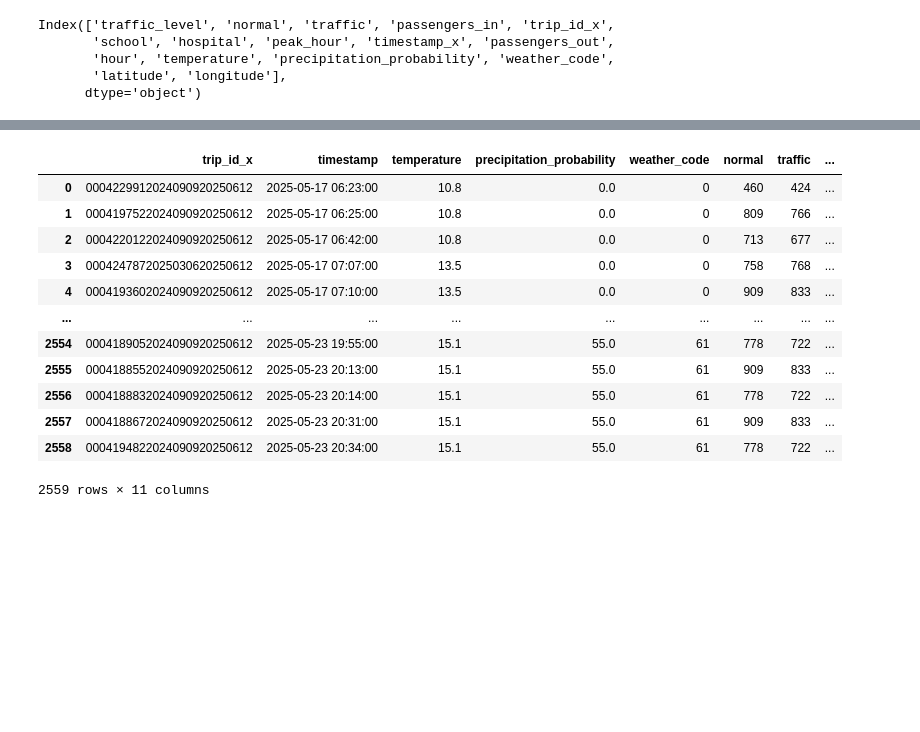
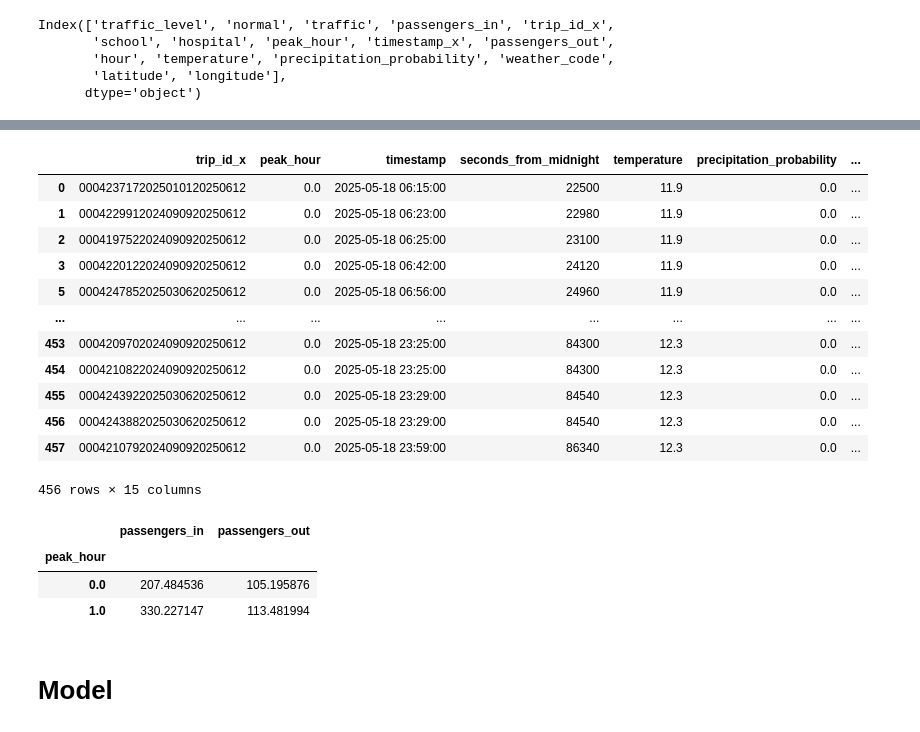
Before and after one commit to anthony-tricarico/BDTProject, a Jupyter notebook: notebooks/MLmodels.ipynb, the cells around one changed output, grey strips where cells are left out. Drawn from its saved outputs; the diff is of its cells as text; code cells hidden in the pictures; blank space fills up the shorter version.

```diff
--- a/notebooks/MLmodels.ipynb
+++ b/notebooks/MLmodels.ipynb
@@ -199,6 +195,8 @@ weather['hour'] = pd.to_datetime(weather['hour'])
 
 traffic_tickets = traffic_tickets.sort_values('timestamp_x')
 weather = weather.sort_values('hour')
+# %%
+traffic_tickets = traffic_tickets.dropna(axis=0, subset=['timestamp_x'])
 # %%
 merged = pd.merge_asof(
     traffic_tickets,
@@ -281,16 +286,36 @@ selected_features = ['trip_id_x', 'timestamp', 'temperature', 'precipitation_pro
+# %%
+final_with_events['total_capacity'] = total_seats
+final_with_events['congestion_rate'] = (final_with_events['passengers_in'] - final_with_events['passengers_out']) / final_with_events['total_capacity']
+# %%
+final_with_events['seconds_from_midnight'] = (
+    final_with_events['timestamp'].dt.hour * 3600 +
+    final_with_events['timestamp'].dt.minute * 60 +
+    final_with_events['timestamp'].dt.second
+)
+# %%
+selected_features = ['trip_id_x', 'peak_hour', 'timestamp', 'seconds_from_midnight', 'temperature', 'precipitation_probability', 'weather_code', 'normal', 'traffic', 'traffic_level', 'event_dummy', 'passengers_in', 'passengers_out', 'total_capacity', 'congestion_rate']
+# %%
+final_with_events[selected_features][final_with_events['congestion_rate'] >= 0]
+# %% [output]
+|  | trip_id_x | peak_hour | timestamp | seconds_from_midnight | temperature | precipitation_probability | ... |
+| 0 | 0004237172025010120250612 | 0.0 | 2025-05-18 06:15:00 | 22500 | 11.9 | 0.0 | ... |
+| 1 | 0004229912024090920250612 | 0.0 | 2025-05-18 06:23:00 | 22980 | 11.9 | 0.0 | ... |
+| 2 | 0004197522024090920250612 | 0.0 | 2025-05-18 06:25:00 | 23100 | 11.9 | 0.0 | ... |
+| 3 | 0004220122024090920250612 | 0.0 | 2025-05-18 06:42:00 | 24120 | 11.9 | 0.0 | ... |
+| 5 | 0004247852025030620250612 | 0.0 | 2025-05-18 06:56:00 | 24960 | 11.9 | 0.0 | ... |
+| ... | ... | ... | ... | ... | ... | ... | ... |
+| 453 | 0004209702024090920250612 | 0.0 | 2025-05-18 23:25:00 | 84300 | 12.3 | 0.0 | ... |
+| 454 | 0004210822024090920250612 | 0.0 | 2025-05-18 23:25:00 | 84300 | 12.3 | 0.0 | ... |
+| 455 | 0004243922025030620250612 | 0.0 | 2025-05-18 23:29:00 | 84540 | 12.3 | 0.0 | ... |
+| 456 | 0004243882025030620250612 | 0.0 | 2025-05-18 23:29:00 | 84540 | 12.3 | 0.0 | ... |
+| 457 | 0004210792024090920250612 | 0.0 | 2025-05-18 23:59:00 | 86340 | 12.3 | 0.0 | ... |
+456 rows × 15 columns
 # %%
-final_with_events[selected_features]
+final_with_events[selected_features].groupby('peak_hour')[['passengers_in', 'passengers_out']].agg('mean')
 # %% [output]
-|  | trip_id_x | timestamp | temperature | precipitation_probability | weather_code | normal | traffic | ... |
-| 0 | 0004229912024090920250612 | 2025-05-17 06:23:00 | 10.8 | 0.0 | 0 | 460 | 424 | ... |
-| 1 | 0004197522024090920250612 | 2025-05-17 06:25:00 | 10.8 | 0.0 | 0 | 809 | 766 | ... |
-| 2 | 0004220122024090920250612 | 2025-05-17 06:42:00 | 10.8 | 0.0 | 0 | 713 | 677 | ... |
-| 3 | 0004247872025030620250612 | 2025-05-17 07:07:00 | 13.5 | 0.0 | 0 | 758 | 768 | ... |
-| 4 | 0004193602024090920250612 | 2025-05-17 07:10:00 | 13.5 | 0.0 | 0 | 909 | 833 | ... |
-| ... | ... | ... | ... | ... | ... | ... | ... | ... |
-| 2554 | 0004189052024090920250612 | 2025-05-23 19:55:00 | 15.1 | 55.0 | 61 | 778 | 722 | ... |
-| 2555 | 0004188552024090920250612 | 2025-05-23 20:13:00 | 15.1 | 55.0 | 61 | 909 | 833 | ... |
-| 2556 | 0004188832024090920250612 | 2025-05-23 20:14:00 | 15.1 | 55.0 | 61 | 778 | 722 | ... |
-| 2557 | 0004188672024090920250612 | 2025-05-23 20:31:00 | 15.1 | 55.0 | 61 | 909 | 833 | ... |
-| 2558 | 0004194822024090920250612 | 2025-05-23 20:34:00 | 15.1 | 55.0 | 61 | 778 | 722 | ... |
+|  | passengers_in | passengers_out |
+| peak_hour |  |  |
+| 0.0 | 207.484536 | 105.195876 |
+| 1.0 | 330.227147 | 113.481994 |
-2559 rows × 11 columns
+# %% [markdown]
+# Model
```
Also changed, not shown: parts of 36 cells of this notebook, 13 other files.
